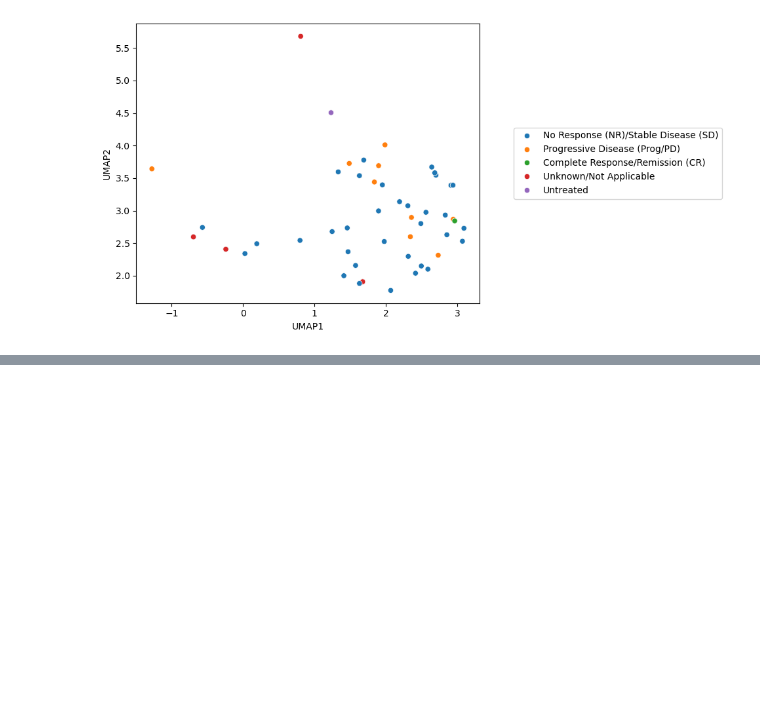
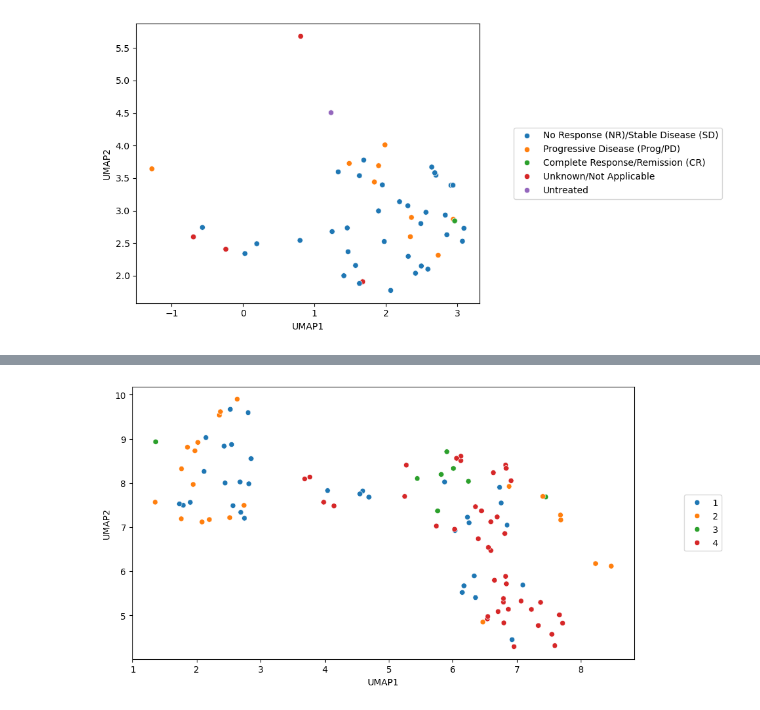
Before and after one commit to wshao1/team_cherry_garcia, a Jupyter notebook: KN_files/KN_Clinical.ipynb, the cells around one changed output, grey strips where cells are left out. Cells and saved outputs as stored; diff of their text form; code cells hidden in the pictures; blank space fills up the shorter version.

```diff
--- a/KN_files/KN_Clinical.ipynb
+++ b/KN_files/KN_Clinical.ipynb
@@ -751,0 +971,9 @@ AttributeError: 'Series' object has no attribute 'columns'
+# %%
+max_d = 15
+clusters = sch.fcluster(linked, max_d, criterion='distance')
+
+# Step 4: Add cluster labels to the DataFrame
+flowdata['ImmunophenotypeCluster'] = clusters
+
+# Now `flowdata` has a new column 'Cluster' with the cluster labels
+print(flowdata.head())
@@ -751,0 +1034,3 @@ AttributeError: 'Series' object has no attribute 'columns'
+# %%
+umap = pd.read_csv('/standard/BDShackathon/teams/cherry_garcia/rnaseq-umap.csv')
+umap = umap.rename(columns={'Unnamed: 0': 'AvatarKey'})
@@ -751,0 +1055,2 @@ AttributeError: 'Series' object has no attribute 'columns'
+# %%
+flowdata_clusters = flowdata[['Immunophenotype','ImmunophenotypeCluster']]
@@ -751,0 +1076,18 @@ AttributeError: 'Series' object has no attribute 'columns'
+# %%
+umap_merged = pd.merge(umap, flowdata_clusters, on='AvatarKey')
+# %%
+umap_merged
+plt.figure(figsize=(10,5))
+sns.scatterplot(
+            x='UMAP1',
+            y='UMAP2',
+            hue='ImmunophenotypeCluster',
+            palette= 'tab10',
+            data=umap_merged
+        )
+
+plt.legend(bbox_to_anchor=(1.1 ,0.5), loc='center left', borderaxespad=0.)
+plt.tight_layout()
+plt.show()
+# %% [output]
+[figure, added]
```
Also changed, not shown: parts of 43 cells of this notebook, 9 other files.
